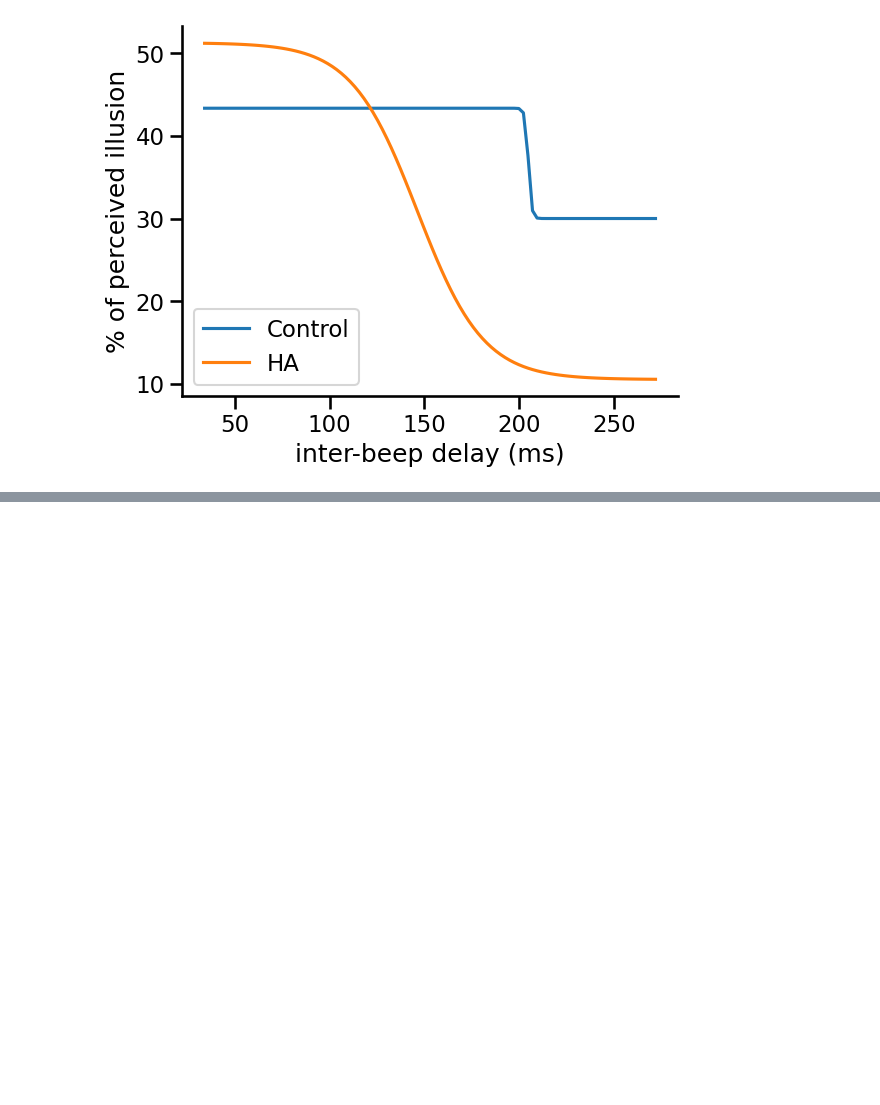
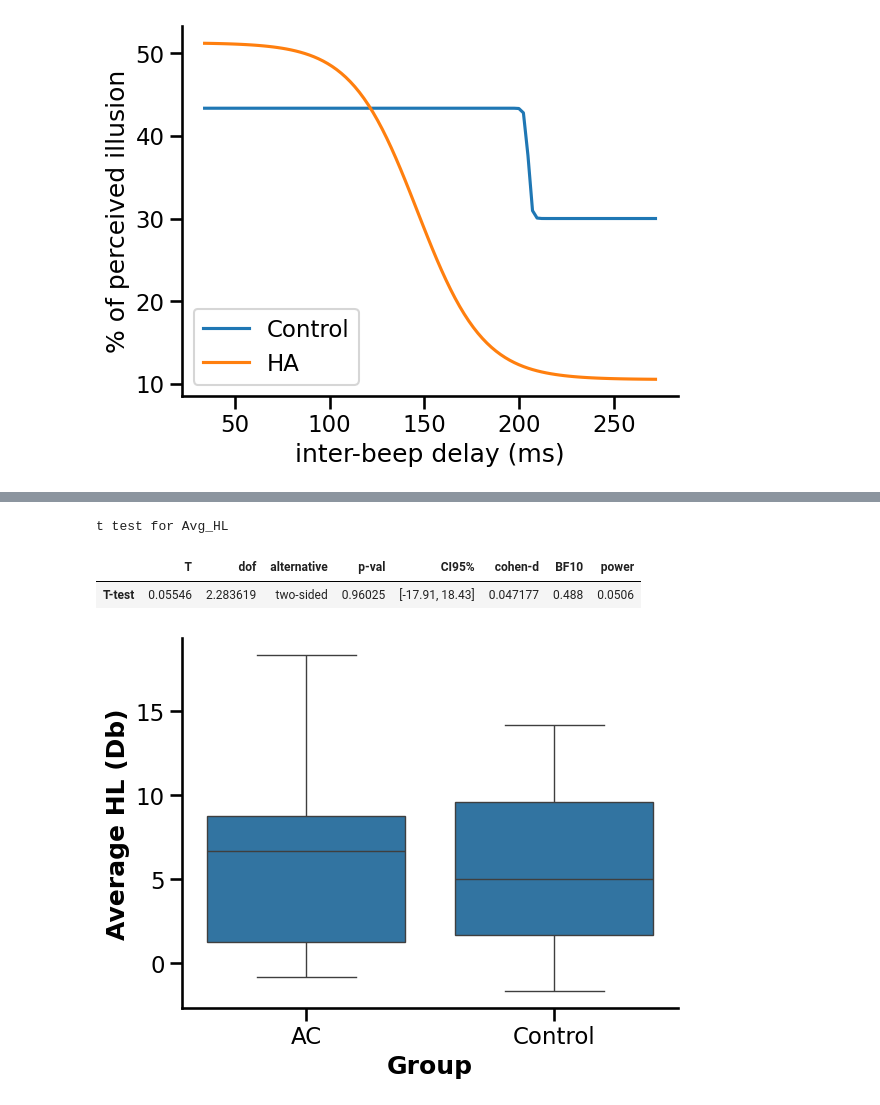
Before and after one commit to camila-maura/GIFTED-DFI, a Jupyter notebook: plots_and_analysis.ipynb, the cells around one changed output, grey strips where cells are left out. Cells and saved outputs as stored; diff of their text form; code cells hidden in the pictures; blank space fills up the shorter version.

```diff
--- a/plots_and_analysis.ipynb
+++ b/plots_and_analysis.ipynb
@@ -722,0 +798,19 @@ plt.show()
+# %%
+measurement = "Avg_HL"
+print("t test for %s" % (measurement))
+display(pg.ttest(df_HA[measurement], df_Control[measurement]))
+
+sns.set_context("talk")
+fig = sns.boxplot(data=df,x='Group', y = measurement)
+fig.spines['top'].set_visible(False)
+fig.spines['right'].set_visible(False)
+#fig.set_xticklabels(["No", "Yes"])
+fig.set_ylabel("Average HL (Db)", fontdict={'weight': 'bold'}) # TODO qué unidad es esta?
+fig.set_xlabel("Group", fontdict={'weight': 'bold'})
+
+plt.show()
+# %% [output]
+t test for Avg_HL
+|  | T | dof | alternative | p-val | CI95% | cohen-d | BF10 | power |
+| T-test | 0.05546 | 2.283619 | two-sided | 0.96025 | [-17.91, 18.43] | 0.047177 | 0.488 | 0.0506 |
+[figure, added]
```
Also changed, not shown: parts of 27 cells of this notebook.
